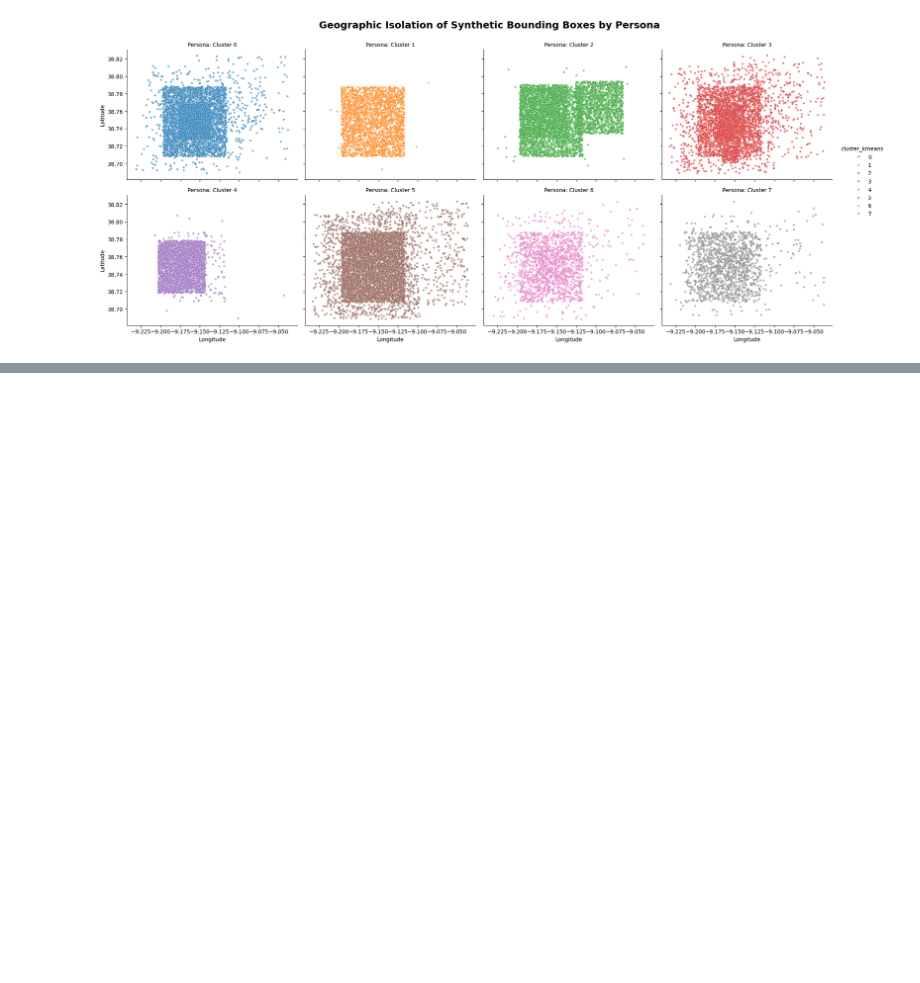
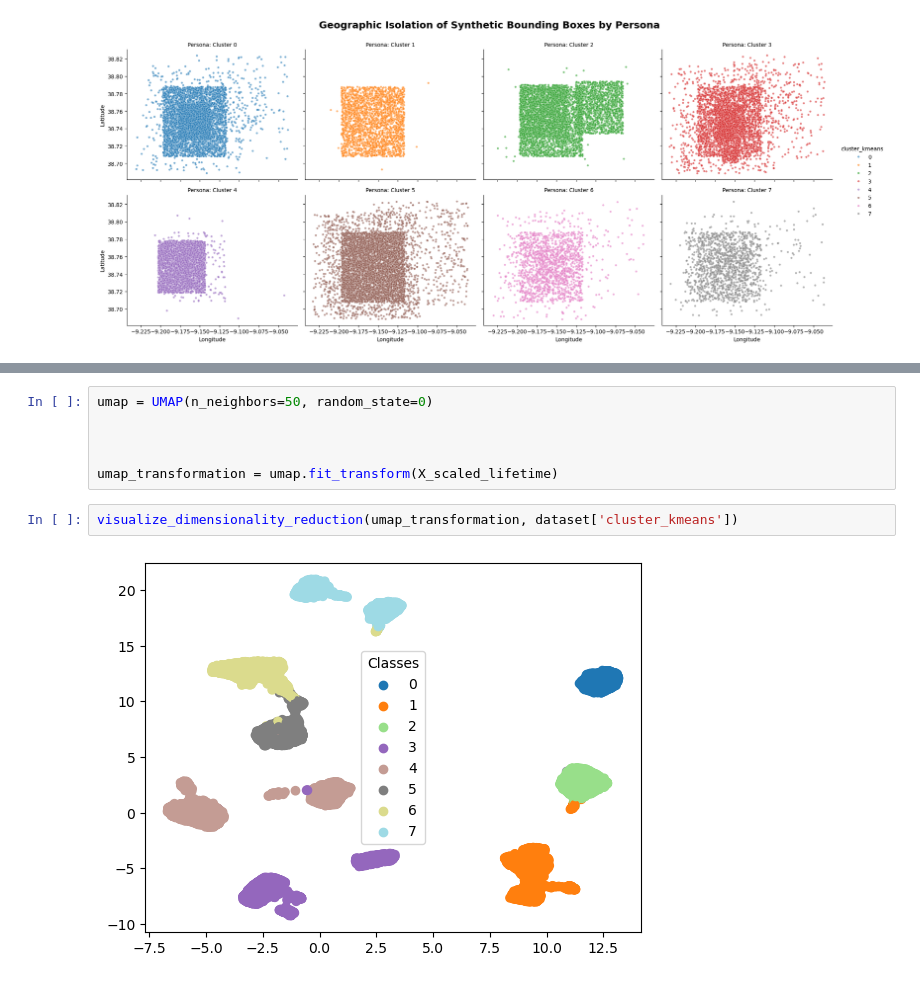
Before and after one commit to tiago2806/ml_project, a Jupyter notebook: notebooks/03_modelling.ipynb, the cells around one changed output, grey strips where cells are left out. Cells and saved outputs as stored; diff of their text form; blank space fills up the shorter version.

```diff
--- a/notebooks/03_modelling.ipynb
+++ b/notebooks/03_modelling.ipynb
@@ -452,0 +555,10 @@ plt.show()
+# %%
+umap = UMAP(n_neighbors=50, random_state=0)
+
+
+
+umap_transformation = umap.fit_transform(X_scaled_lifetime)
+# %%
+visualize_dimensionality_reduction(umap_transformation, dataset['cluster_kmeans'])
+# %% [output]
+[figure, added]
```
Also changed, not shown: parts of 24 cells of this notebook, 2 other files.
